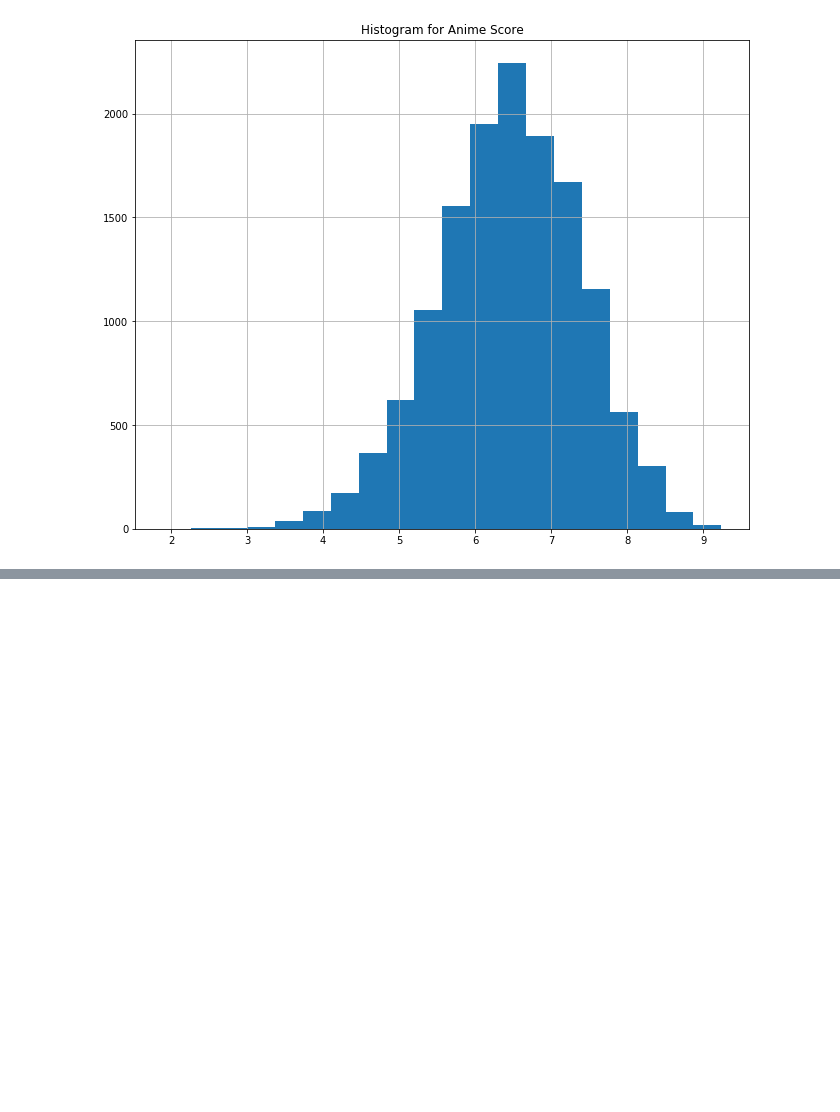
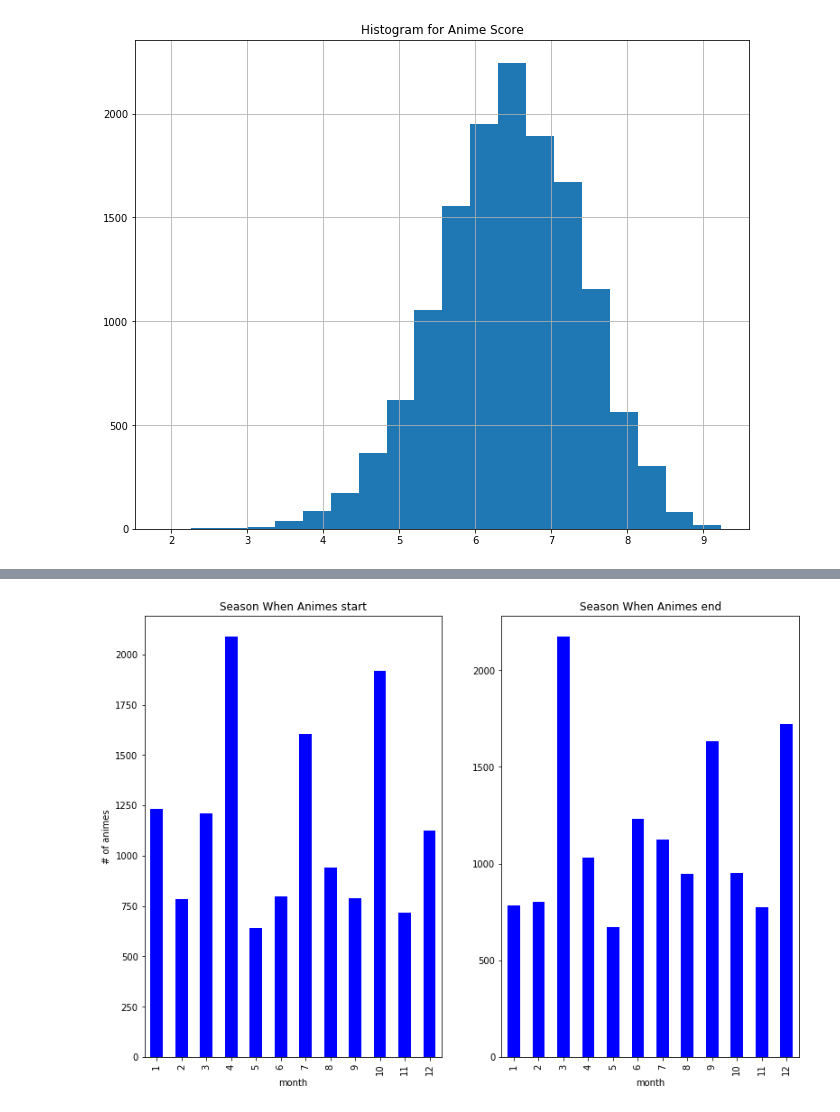
Before and after one commit to gznyyb/web-scraping-project, a Jupyter notebook: web_scraping_anime_list.ipynb, the cells around one changed output, grey strips where cells are left out. Drawn from its saved outputs; the diff is of its cells as text; code cells hidden in the pictures; blank space fills up the shorter version.

```diff
--- a/web_scraping_anime_list.ipynb
+++ b/web_scraping_anime_list.ipynb
@@ -122,0 +29,4 @@ plt.show()
+# %%
+#score_standardized = (anime_dataset.score - anime_dataset.score.mean()) / anime_dataset.score.std()
+#popularity_standardized = (anime_dataset.popularity - anime_dataset.popularity.mean()) / anime_dataset.popularity.std()
+anime_dataset['score_popularity_ratio'] = anime_dataset.score / anime_dataset.popularity
@@ -122,0 +65,20 @@ plt.show()
+# %%
+month_dict = {'Jan': 1, 'Feb': 2, 'Mar': 3, 'Apr': 4, 'May': 5, 'Jun': 6, 'Jul': 7, 'Aug': 8,
+              'Sep': 9, 'Oct': 10, 'Nov': 11, 'Dec': 12}
+anime_dataset['season_start'] = anime_dataset.season_start.apply(lambda x: month_dict.get(x))
+anime_dataset['season_end'] = anime_dataset.season_end.apply(lambda x: month_dict.get(x))
+# %%
+fig, ax = plt.subplots(1, 2, figsize=(13,9), sharex=True)
+
+anime_dataset.season_start.value_counts().sort_index().plot(kind='bar', color='blue', ax=ax[0])
+ax[0].set_title('Season When Animes start')
+ax[0].set_xlabel('month')
+ax[0].set_ylabel('# of animes')
+
+anime_dataset.season_end.value_counts().sort_index().plot(kind='bar', color='blue', ax=ax[1])
+ax[1].set_title('Season When Animes end')
+ax[1].set_xlabel('month')
+
+plt.show()
+# %% [output]
+[figure, added]
```
Also changed, not shown: parts of 14 cells of this notebook, 1 other file.
